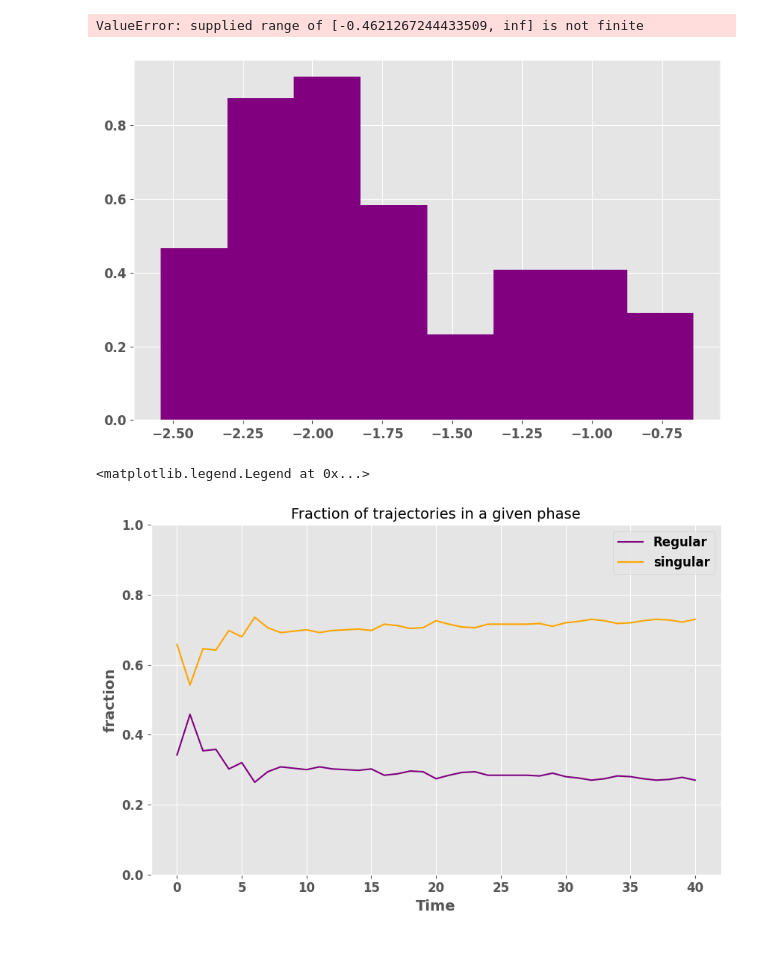
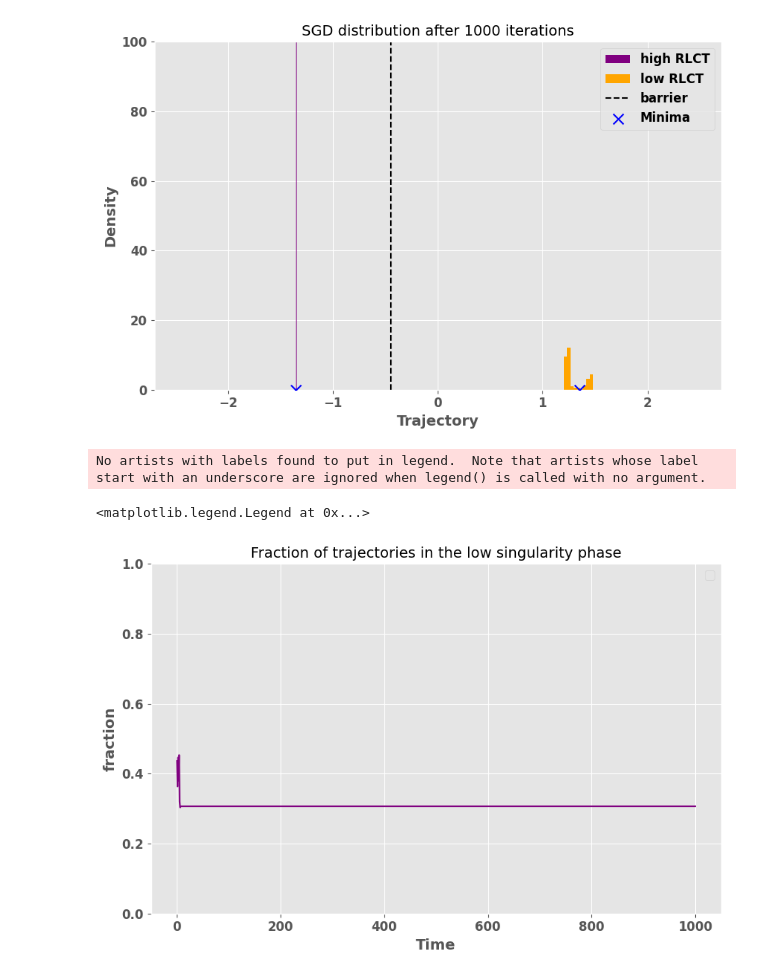
Before and after one commit to gcorlouer/sgd_on_singularities, a Jupyter notebook: experiments/sgd_vs_slt_1d.ipynb, the cells around one changed output. Saved outputs shown, nothing was run; the diff lists cells and outputs as text; code cells hidden in the pictures; blank space fills up the shorter version.

Commit message:
found sgd radioactivity

```diff
--- a/experiments/sgd_vs_slt_1d.ipynb
+++ b/experiments/sgd_vs_slt_1d.ipynb
@@ -40,7 +44,7 @@ def q(w, d1 ,d2, a=-1, b=1):
     return (w - a)**d1 * (w - b)**d2
 
 def grad_q(w, d1, d2, a=-1, b=1):
-    return (w-a)**(d1-1) * (w - b)**(d2-1) * (d1 * (w -a) + d2*(w - b))
+    return (w-a)**(d1-1) * (w - b)**(d2-1) * (d1 * (w - b) + d2*(w - a))
 # %%
 # Plotting settings
 plt.style.use('ggplot')
@@ -68,19 +72,19 @@ plt.rcParams.update(params)
 # %%
 # Run many trajectories of SGD
 
-d1 = 1
-d2 = 2
+d1 = 2
+d2 = 3
 lr = 0.01
-batch_size = 30
-nsamp = 10*5
-num_trajectories = 500
-niterations = 10*5
+batch_size = 23
+nsamp = 10**3
+num_trajectories = 300
+niterations = 10**3
 
 # Change a and b to play with the potential barrier
-b = 1.9 # Singular
+b = 1 # Singular
 a = -b # regular
 wmax = (2*a + b)/3
-wm = 2
+wm = 2*a
 barrier = q(wmax, d1 ,d2, a,b)**2
 trajectories = []
 
@@ -90,7 +94,7 @@ for i in range(num_trajectories):
     if i % 10 == 0:
         print(f"trajectory {i} over {num_trajectories}")
     seed = i
-    w_init = np.random.uniform(-wm, wm)
+    w_init = np.random.uniform(wm, -wm)
     # maybe seed here?
     L = SGD_batch(lr, q, grad_q, w_init, nsamp, batch_size, seed)
     L.evolve(niterations, d1, d2,a,b)
@@ -138,41 +139,48 @@ Text(0, 0.5, 'Potential')
 # %%
 # Plot stationary histogram:
+%matplotlib inline
 w_end = [trajectories[i][-1] for i in range(num_trajectories)]
 regular_hist = [value for value in w_end if value < wmax]
 singular_hist = [value for value in w_end if value >= wmax]
 bins = "auto"
-plt.hist(regular_hist, bins=bins, density=True, color="purple", label="Regular")
-plt.hist(singular_hist, bins=bins, density=True, color="orange", label="Singular")
+plt.hist(regular_hist, bins=bins, density=True, color="purple", label="high RLCT")
+plt.hist(singular_hist, bins=bins, density=True, color="orange", label="low RLCT")
 plt.axvline(wmax, color='k', linestyle='--', label="barrier")
 plt.scatter([a, b], [0, 0], color='blue', s=100, zorder=5, marker='x',label='Minima')
 plt.xlabel("Trajectory")
 plt.ylabel("Density")
+plt.title(f"SGD distribution after {niterations} iterations")
 plt.legend()
-plt.ylim((0,20))
-plt.xlim((-2.2,2.2))
+plt.ylim((0,100))
+plt.xlim((2*a, -2*a))
+plt.show()
 # %% [output]
-ValueError: supplied range of [-0.4621267244433509, inf] is not finite
-[figure, old version]
+[figure, new version]
 # %%
 # Plot phase change
 trajectories = np.asarray(trajectories)
-phases = np.where(trajectories - wmax > 0, 1, -1)
+end_traj = trajectories[:,-1]
+phases = np.zeros_like(trajectories)
+phases[trajectories - wmax > 0] = 1
+phases[trajectories - wmax < 0] = -1
 
 fraction_regular_phase = np.sum(phases == -1,axis=0)/phases.shape[0]
 fraction_singular_phase = np.sum(phases == 1,axis=0)/phases.shape[0]
 
 time = np.arange(0,niterations +1,1)
 
-plt.plot(time, fraction_regular_phase[time], label="Regular", color="purple")
-plt.plot(time, fraction_singular_phase[time], label = "singular", color="orange")
+plt.plot(time, fraction_regular_phase[time], color="purple")
+#plt.plot(time, fraction_singular_phase[time], label = "low RLCT", color="orange")
 plt.xlabel("Time")
 plt.ylabel("fraction")
-plt.title("Fraction of trajectories in a given phase")
+plt.yscale("linear")
+plt.title("Fraction of trajectories in the low singularity phase")
 plt.ylim((0,1))
 plt.legend()
 # %% [output]
-<matplotlib.legend.Legend at 0x...>
+No artists with labels found to put in legend.  Note that artists whose label start with an underscore are ignored when legend() is called with no argument.
+<matplotlib.legend.Legend at 0x...>
-[figure, old version]
+[figure, new version]
 # %%
 # Find a trajectory that change phase
 init_phases = phases[:,0]
```
Also changed, not shown: parts of 4 cells of this notebook, 4 other files.
